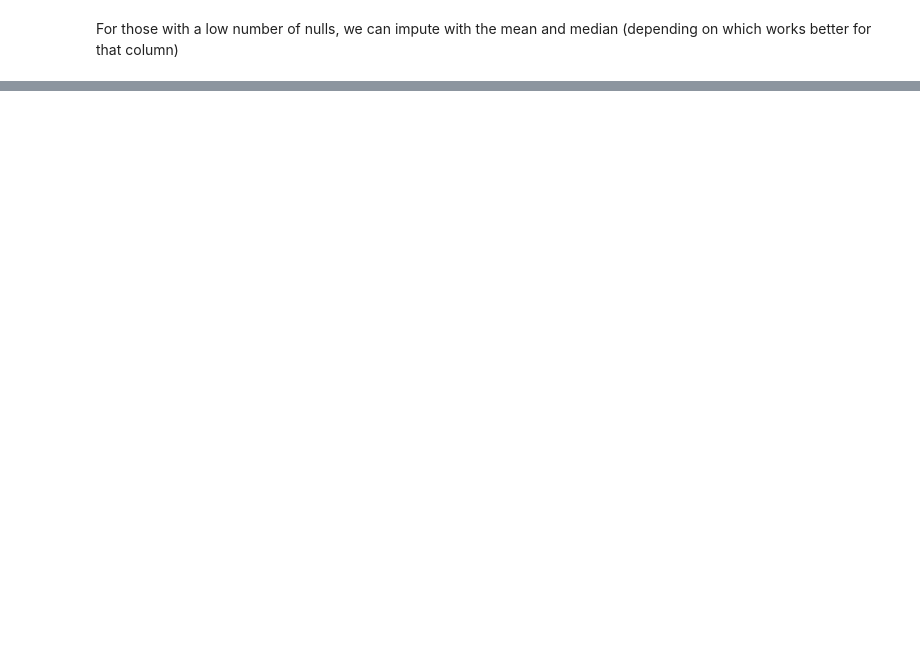
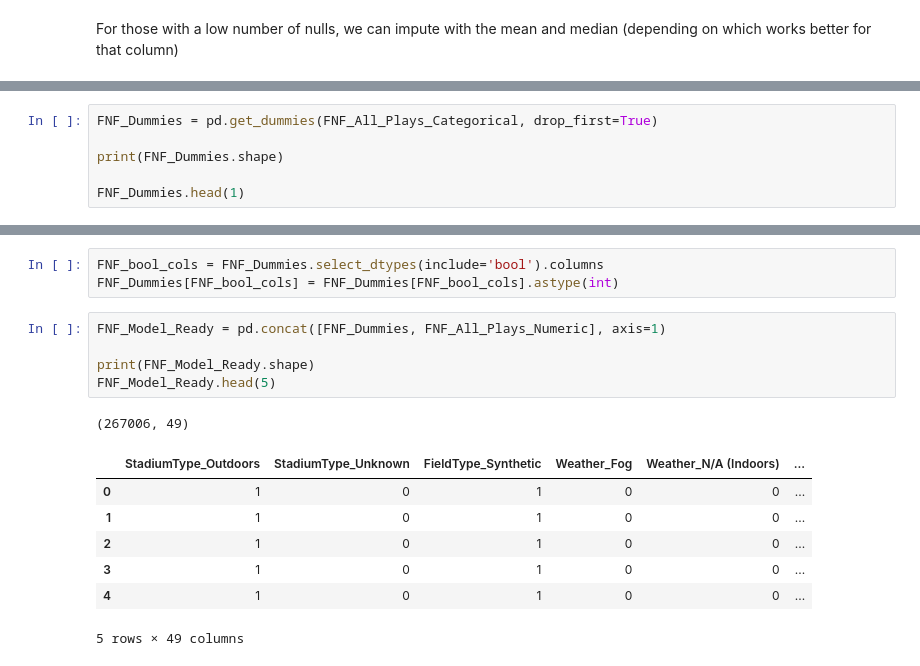
Before and after one commit to LeeMcFarling/AFL_Project_backup, a Jupyter notebook: Modeling/Weekly Assignments/Week_1.ipynb, the cells around one changed output, grey strips where cells are left out. Saved outputs shown, nothing was run; the diff lists cells and outputs as text; blank space fills up the shorter version.

```diff
--- a/Modeling/Weekly Assignments/Week_1.ipynb
+++ b/Modeling/Weekly Assignments/Week_1.ipynb
@@ -596,0 +653,6 @@ FNF_All_Plays.fillna({
+# %%
+FNF_Dummies = pd.get_dummies(FNF_All_Plays_Categorical, drop_first=True)
+
+print(FNF_Dummies.shape)
+
+FNF_Dummies.head(1)
@@ -596,0 +664,17 @@ FNF_All_Plays.fillna({
+# %%
+FNF_bool_cols = FNF_Dummies.select_dtypes(include='bool').columns
+FNF_Dummies[FNF_bool_cols] = FNF_Dummies[FNF_bool_cols].astype(int)
+# %%
+FNF_Model_Ready = pd.concat([FNF_Dummies, FNF_All_Plays_Numeric], axis=1)
+
+print(FNF_Model_Ready.shape)
+FNF_Model_Ready.head(5)
+# %% [output]
+(267006, 49)
+|  | StadiumType_Outdoors | StadiumType_Unknown | FieldType_Synthetic | Weather_Fog | Weather_N/A (Indoors) | ... |
+| 0 | 1 | 0 | 1 | 0 | 0 | ... |
+| 1 | 1 | 0 | 1 | 0 | 0 | ... |
+| 2 | 1 | 0 | 1 | 0 | 0 | ... |
+| 3 | 1 | 0 | 1 | 0 | 0 | ... |
+| 4 | 1 | 0 | 1 | 0 | 0 | ... |
+5 rows × 49 columns
```
Also changed, not shown: parts of 32 cells of this notebook, 3 other files.
